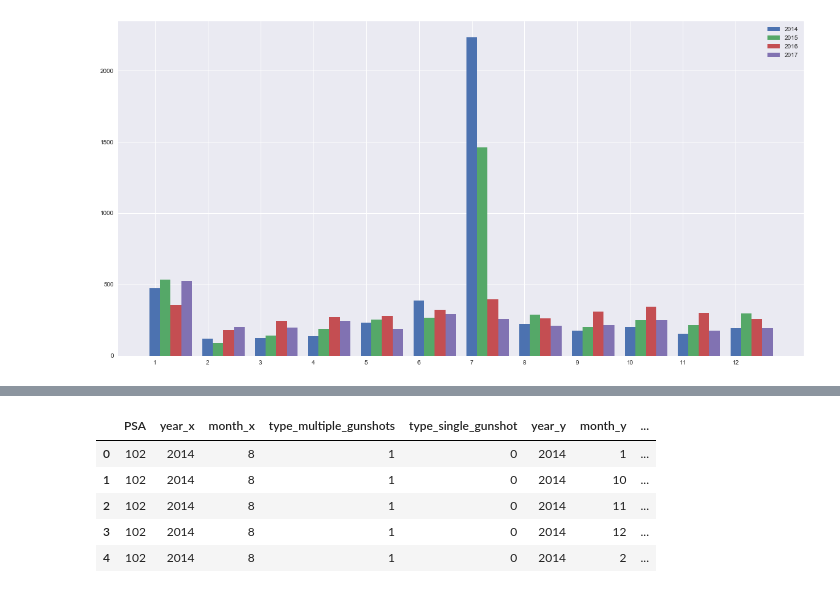
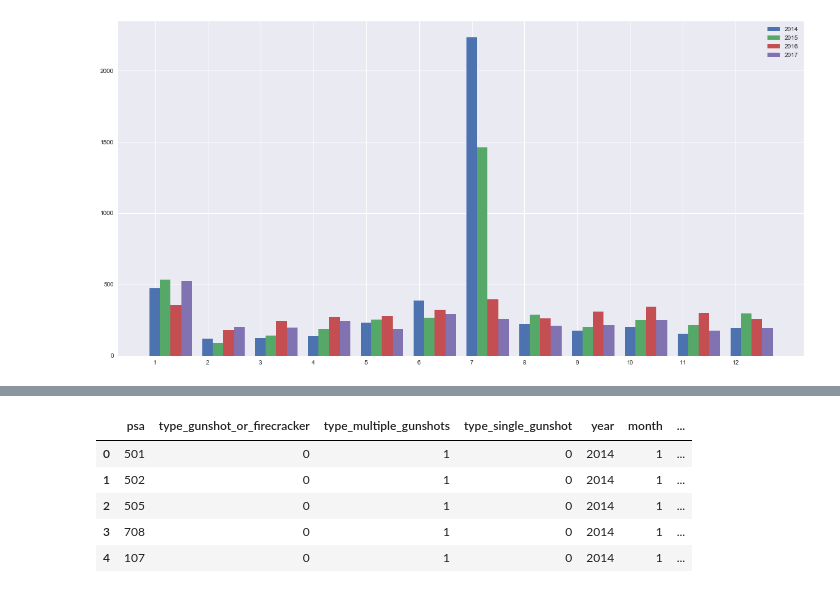
Before and after one commit to haoapple/The_Lab_DC_client_project, a Jupyter notebook: 03.Feature Engineering.ipynb, the cells around one changed output, grey strips where cells are left out. Drawn from its saved outputs; the diff is of its cells as text; code cells hidden in the pictures.

```diff
--- a/03.Feature Engineering.ipynb
+++ b/03.Feature Engineering.ipynb
@@ -239,13 +219,13 @@ homes.head()
 | 3 | 207 | 4 | 2014 | 499.0 | 66.0 | 8.2 | 42 | ... |
 | 4 | 207 | 5 | 2014 | 499.0 | 61.0 | -7.6 | 32 | ... |
 # %%
-homes = homes.groupby(['PSA', 'year', 'month']) \
+homes = homes.groupby(['psa']) \
     ['median_sale_price', 'homes_sold', 'homes_sold_mom',
      'days_on_market', 'average_sale_to_list_mom'].agg('mean')
 # %%
 homes = homes.reset_index()
 # %%
-homes.PSA = homes.PSA.astype(str)
+homes.psa = homes.psa.astype(str)
 # %%
 homes.shape, shots_psa.shape
 # %% [output]
@@ -253,2 +233,2 @@ homes.shape, shots_psa.shape
 # %%
-pd.merge(shots_psa, homes, how='left', left_on=('PSA', 'year'), right_on=('PSA', 'year')).isnull().sum()
+shots_price = pd.merge(shots_psa, homes, how='left', left_on=('psa'), right_on=('psa'))
@@ -268,10 +235,9 @@ dtype: int64
-# %%
-# Merge Left so that we are only comparing the PSA
-pd.merge(shots_psa, homes, how='inner', on=('PSA').head()
-# %% [output]
-|  | PSA | year_x | month_x | type_multiple_gunshots | type_single_gunshot | year_y | month_y | ... |
-| 0 | 102 | 2014 | 8 | 1 | 0 | 2014 | 1 | ... |
-| 1 | 102 | 2014 | 8 | 1 | 0 | 2014 | 10 | ... |
-| 2 | 102 | 2014 | 8 | 1 | 0 | 2014 | 11 | ... |
-| 3 | 102 | 2014 | 8 | 1 | 0 | 2014 | 12 | ... |
-| 4 | 102 | 2014 | 8 | 1 | 0 | 2014 | 2 | ... |
+# %%
+shots_price.head()
+# %% [output]
+|  | psa | type_gunshot_or_firecracker | type_multiple_gunshots | type_single_gunshot | year | month | ... |
+| 0 | 501 | 0 | 1 | 0 | 2014 | 1 | ... |
+| 1 | 502 | 0 | 1 | 0 | 2014 | 1 | ... |
+| 2 | 505 | 0 | 1 | 0 | 2014 | 1 | ... |
+| 3 | 708 | 0 | 1 | 0 | 2014 | 1 | ... |
+| 4 | 107 | 0 | 1 | 0 | 2014 | 1 | ... |
```
Also changed, not shown: parts of 9 cells of this notebook.
